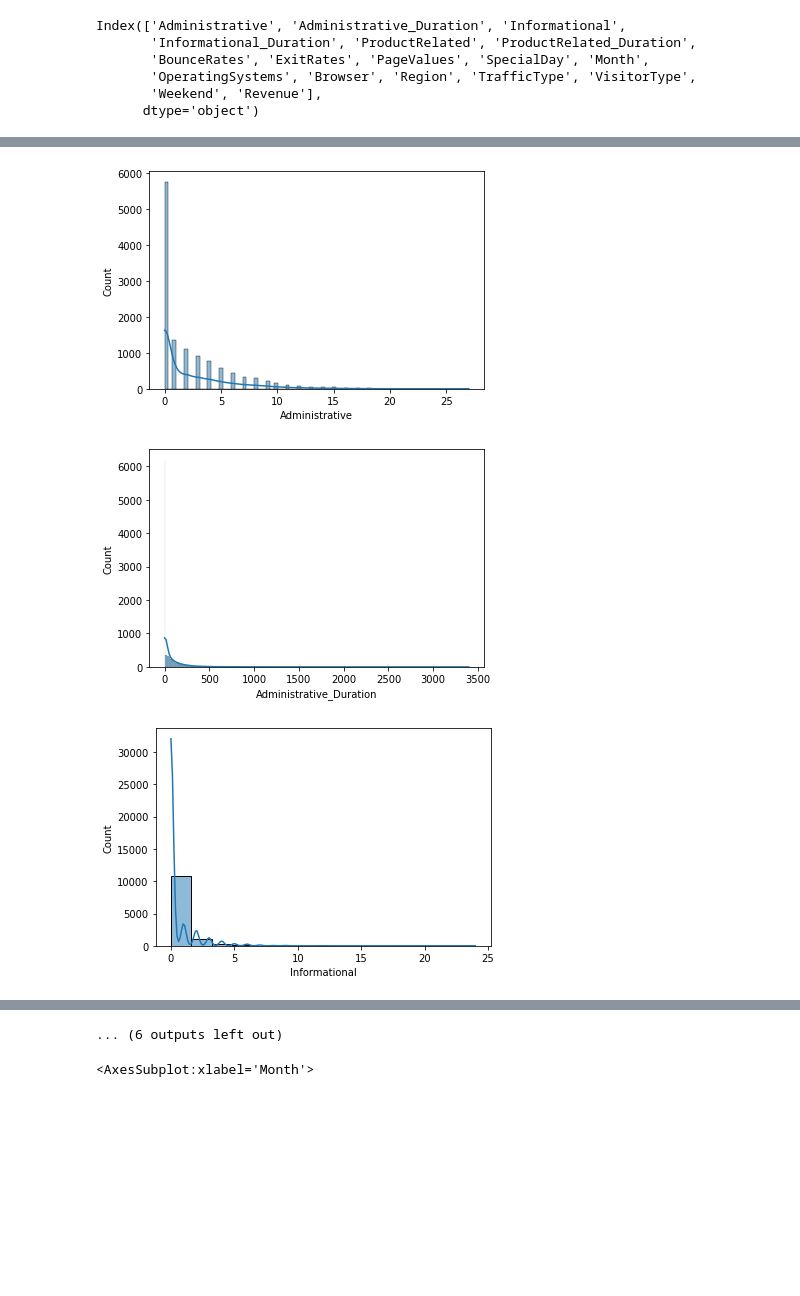
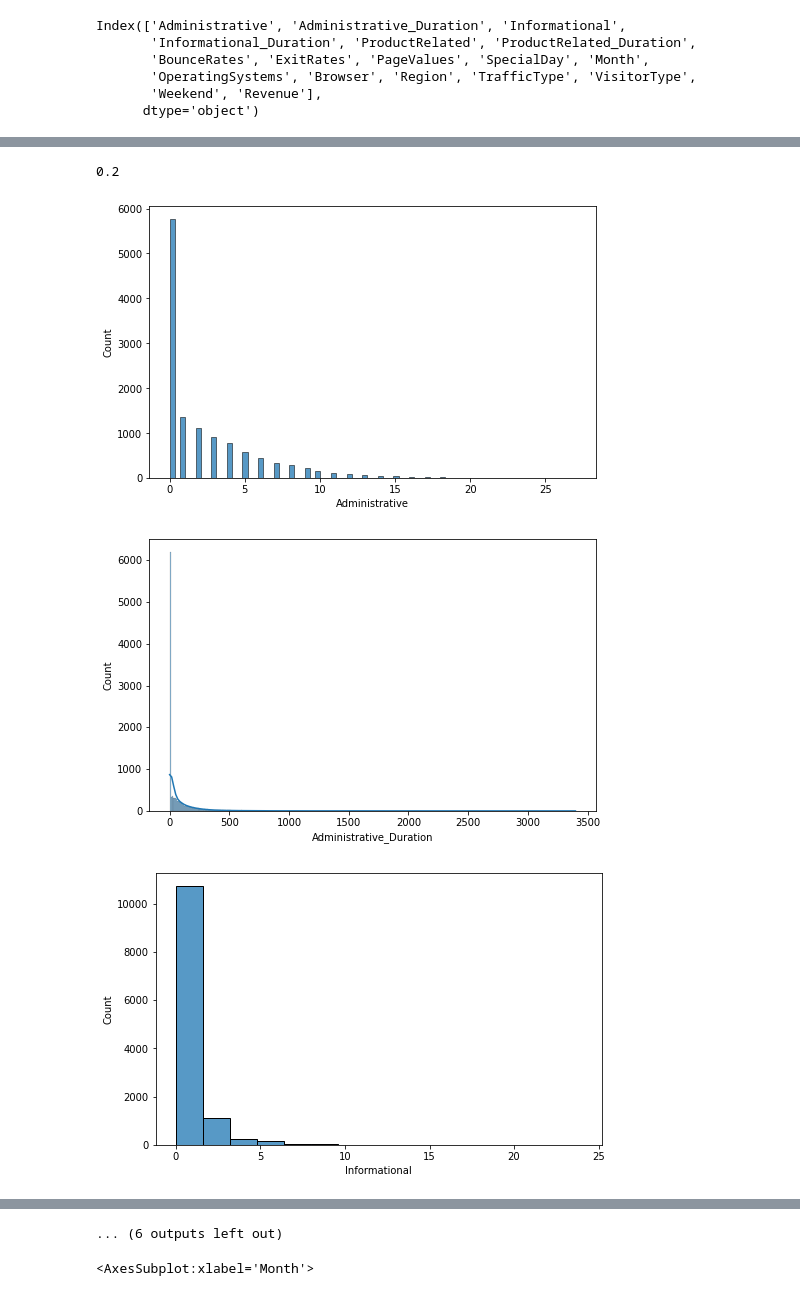
Before and after one commit to Kaustuv-Karki/Data-mining, a Jupyter notebook: KNN/knn-online-shop.ipynb, the cells around one changed output, grey strips where cells are left out. Drawn from its saved outputs; the diff is of its cells as text; code cells hidden in the pictures; blank space fills up the shorter version.

```diff
--- a/KNN/knn-online-shop.ipynb
+++ b/KNN/knn-online-shop.ipynb
@@ -105,11 +125,16 @@ dtype: int64
+# %%
+data["BounceRates"].max()
+# %% [output]
+0.2
 # %%
 for i in range(len(column_names)):
-    if column_names.dtype == 'int64':
+    plt.figure(figsize=(8,5))
+    if data[column_names[i]].dtype == 'int64':
         sns.histplot(data[column_names[i]])
     else:
         sns.histplot(data[column_names[i]], kde=True)
     plt.show()
 # %% [output]
-[figure, old version]
+[figure, new version]
-[figure, old version]
+[figure, new version]
-[figure, old version]
+[figure, new version]
```
Also changed, not shown: parts of 3 cells of this notebook, 2 other files.
